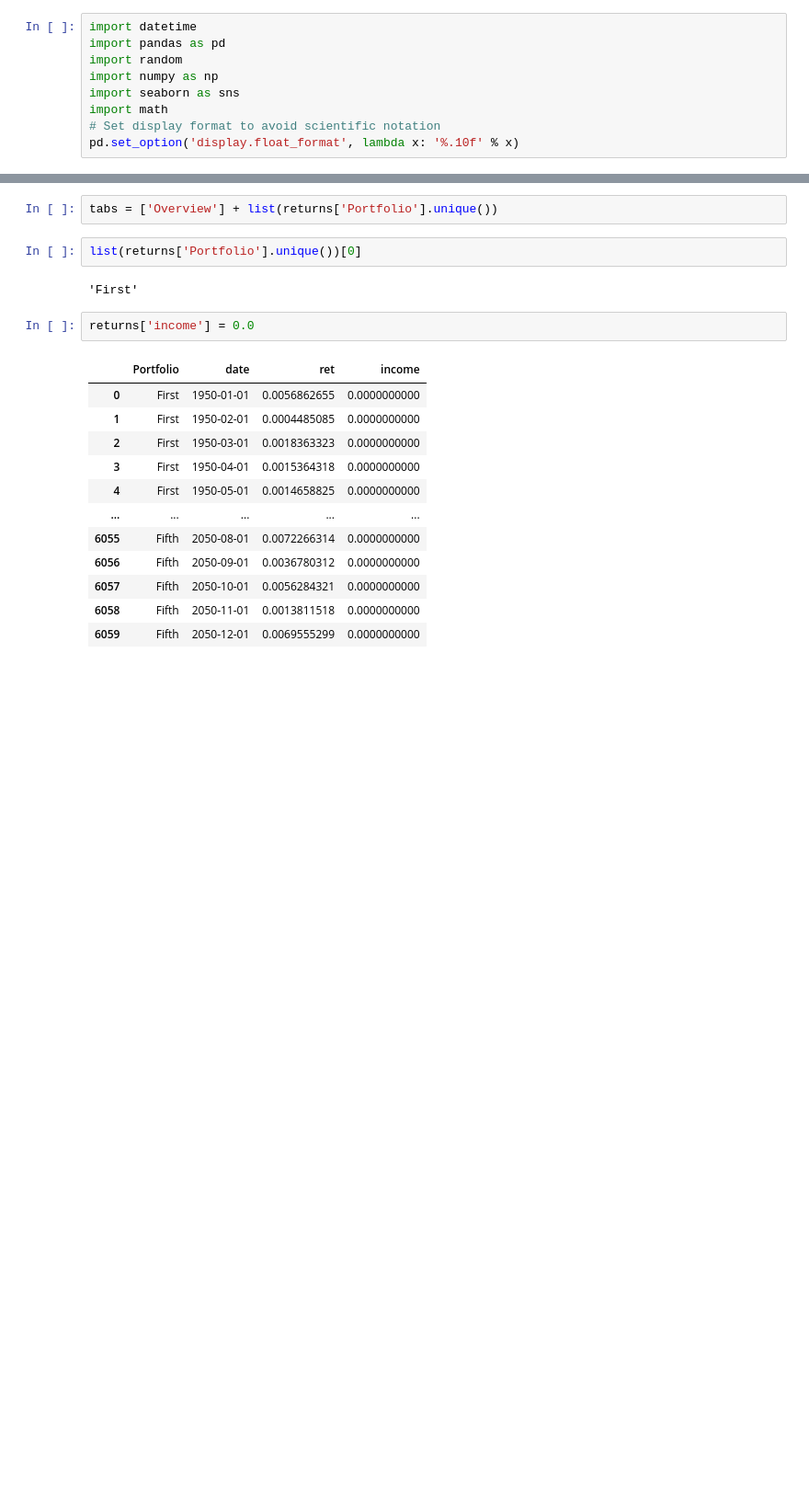
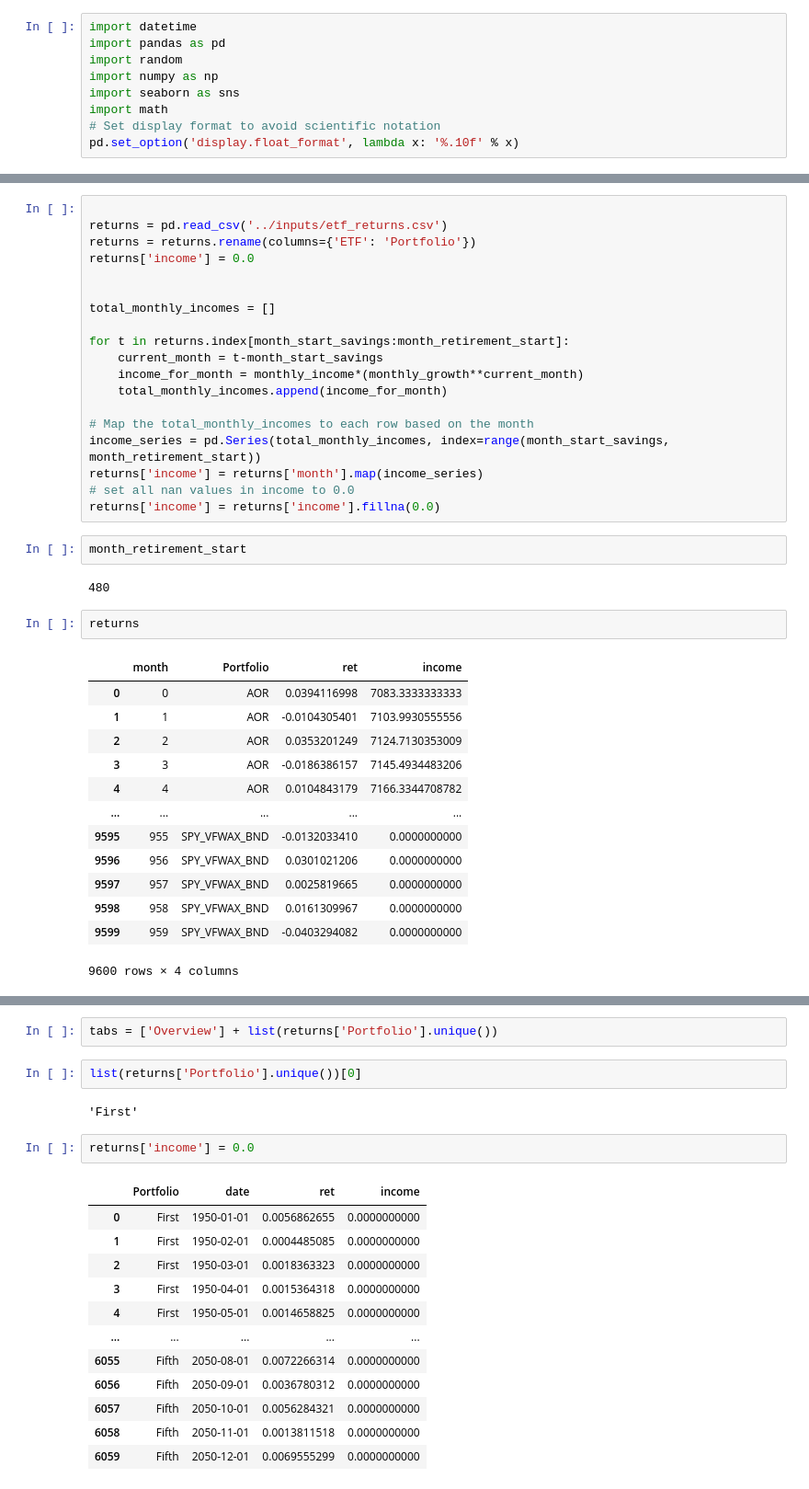
Before and after one commit to justinreed23/Older-Smarter-Richer, a Jupyter notebook: dev/creatingStuff.ipynb, the cells around one changed output, grey strips where cells are left out. Shown: that part at 92% size. Saved outputs shown, nothing was run; the diff lists cells and outputs as text; blank space fills up the shorter version.

Commit message:
added real returns to testDeployment and added some notes in code
I want to add a button that allows users to resample the data and run a new simulation based on pd.sample()

```diff
--- a/dev/creatingStuff.ipynb
+++ b/dev/creatingStuff.ipynb
@@ -33,0 +50,39 @@ returns = pd.DataFrame(
+# %%
+
+returns = pd.read_csv('../inputs/etf_returns.csv')
+returns = returns.rename(columns={'ETF': 'Portfolio'})
+returns['income'] = 0.0
+
+
+total_monthly_incomes = []
+
+for t in returns.index[month_start_savings:month_retirement_start]:
+    current_month = t-month_start_savings
+    income_for_month = monthly_income*(monthly_growth**current_month)
+    total_monthly_incomes.append(income_for_month)
+
+# Map the total_monthly_incomes to each row based on the month
+income_series = pd.Series(total_monthly_incomes, index=range(month_start_savings, month_retirement_start))
+returns['income'] = returns['month'].map(income_series)
+# set all nan values in income to 0.0
+returns['income'] = returns['income'].fillna(0.0)
+# %%
+month_retirement_start
+# %% [output]
+480
+# %%
+returns
+# %% [output]
+|  | month | Portfolio | ret | income |
+| 0 | 0 | AOR | 0.0394116998 | 7083.3333333333 |
+| 1 | 1 | AOR | -0.0104305401 | 7103.9930555556 |
+| 2 | 2 | AOR | 0.0353201249 | 7124.7130353009 |
+| 3 | 3 | AOR | -0.0186386157 | 7145.4934483206 |
+| 4 | 4 | AOR | 0.0104843179 | 7166.3344708782 |
+| ... | ... | ... | ... | ... |
+| 9595 | 955 | SPY_VFWAX_BND | -0.0132033410 | 0.0000000000 |
+| 9596 | 956 | SPY_VFWAX_BND | 0.0301021206 | 0.0000000000 |
+| 9597 | 957 | SPY_VFWAX_BND | 0.0025819665 | 0.0000000000 |
+| 9598 | 958 | SPY_VFWAX_BND | 0.0161309967 | 0.0000000000 |
+| 9599 | 959 | SPY_VFWAX_BND | -0.0403294082 | 0.0000000000 |
+9600 rows × 4 columns
```
Also changed, not shown: parts of 9 cells of this notebook, 1 other file.
